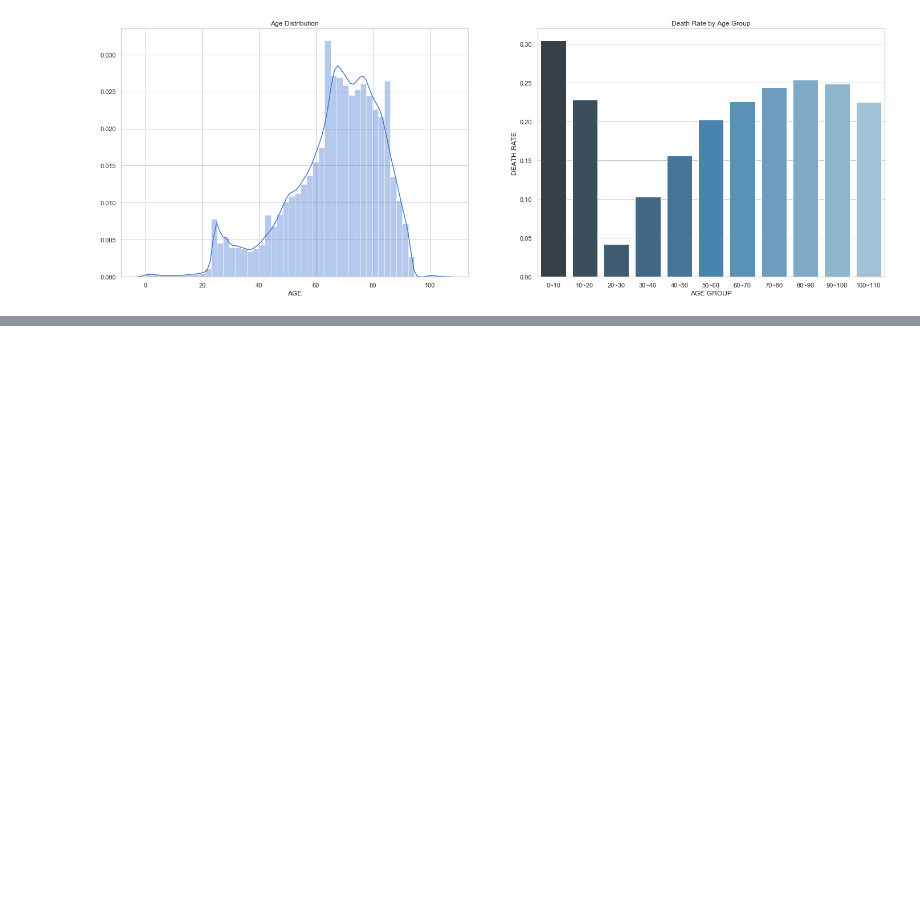
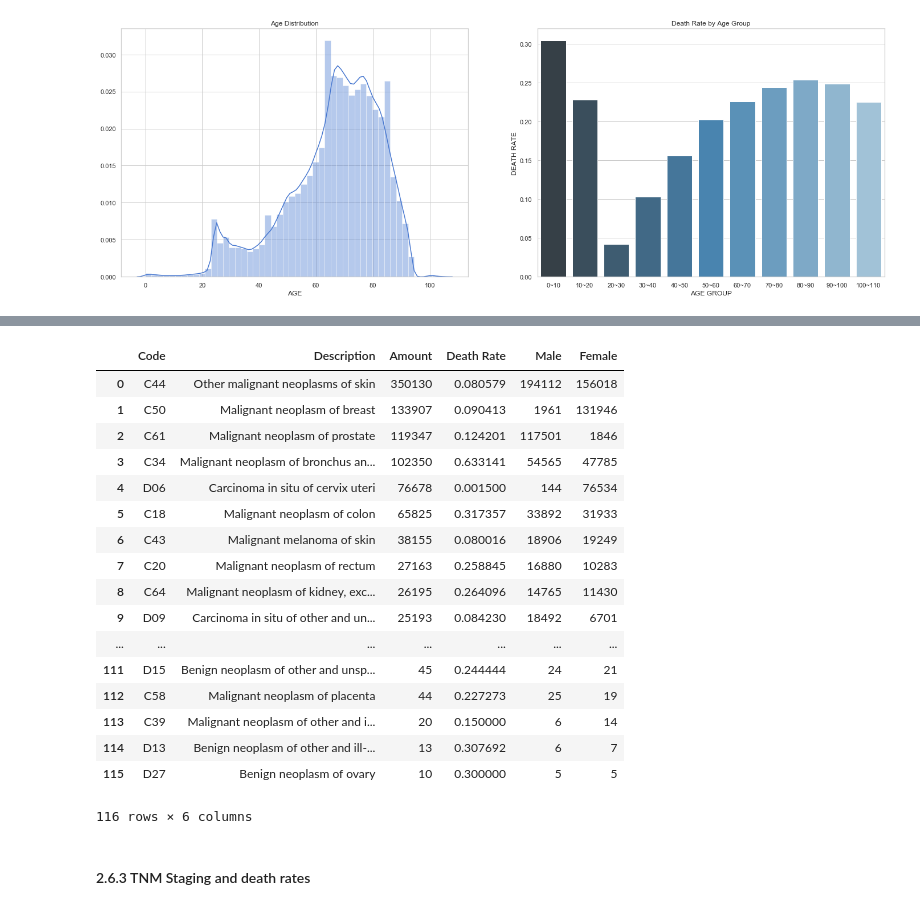
Before and after one commit to c-chen-ed5557/englishhealthdata, a Jupyter notebook: Assignment_2.ipynb, the cells around one changed output, grey strips where cells are left out. Cells and saved outputs as stored; diff of their text form; code cells hidden in the pictures; blank space fills up the shorter version.

```diff
--- a/Assignment_2.ipynb
+++ b/Assignment_2.ipynb
@@ -388,0 +423,23 @@ types_of_cancer_3char[types_of_cancer_3char['Death Rate'] == types_of_cancer_3ch
+# %%
+types_of_cancer_3CHAR
+# %% [output]
+|  | Code | Description | Amount | Death Rate | Male | Female |
+| 0 | C44 | Other malignant neoplasms of skin | 350130 | 0.080579 | 194112 | 156018 |
+| 1 | C50 | Malignant neoplasm of breast | 133907 | 0.090413 | 1961 | 131946 |
+| 2 | C61 | Malignant neoplasm of prostate | 119347 | 0.124201 | 117501 | 1846 |
+| 3 | C34 | Malignant neoplasm of bronchus an... | 102350 | 0.633141 | 54565 | 47785 |
+| 4 | D06 | Carcinoma in situ of cervix uteri | 76678 | 0.001500 | 144 | 76534 |
+| 5 | C18 | Malignant neoplasm of colon | 65825 | 0.317357 | 33892 | 31933 |
+| 6 | C43 | Malignant melanoma of skin | 38155 | 0.080016 | 18906 | 19249 |
+| 7 | C20 | Malignant neoplasm of rectum | 27163 | 0.258845 | 16880 | 10283 |
+| 8 | C64 | Malignant neoplasm of kidney, exc... | 26195 | 0.264096 | 14765 | 11430 |
+| 9 | D09 | Carcinoma in situ of other and un... | 25193 | 0.084230 | 18492 | 6701 |
+| ... | ... | ... | ... | ... | ... | ... |
+| 111 | D15 | Benign neoplasm of other and unsp... | 45 | 0.244444 | 24 | 21 |
+| 112 | C58 | Malignant neoplasm of placenta | 44 | 0.227273 | 25 | 19 |
+| 113 | C39 | Malignant neoplasm of other and i... | 20 | 0.150000 | 6 | 14 |
+| 114 | D13 | Benign neoplasm of other and ill-... | 13 | 0.307692 | 6 | 7 |
+| 115 | D27 | Benign neoplasm of ovary | 10 | 0.300000 | 5 | 5 |
+116 rows × 6 columns
+# %% [markdown]
+#### 2.6.3 TNM Staging and death rates
```
Also changed, not shown: parts of 15 cells of this notebook, 1 other file.
